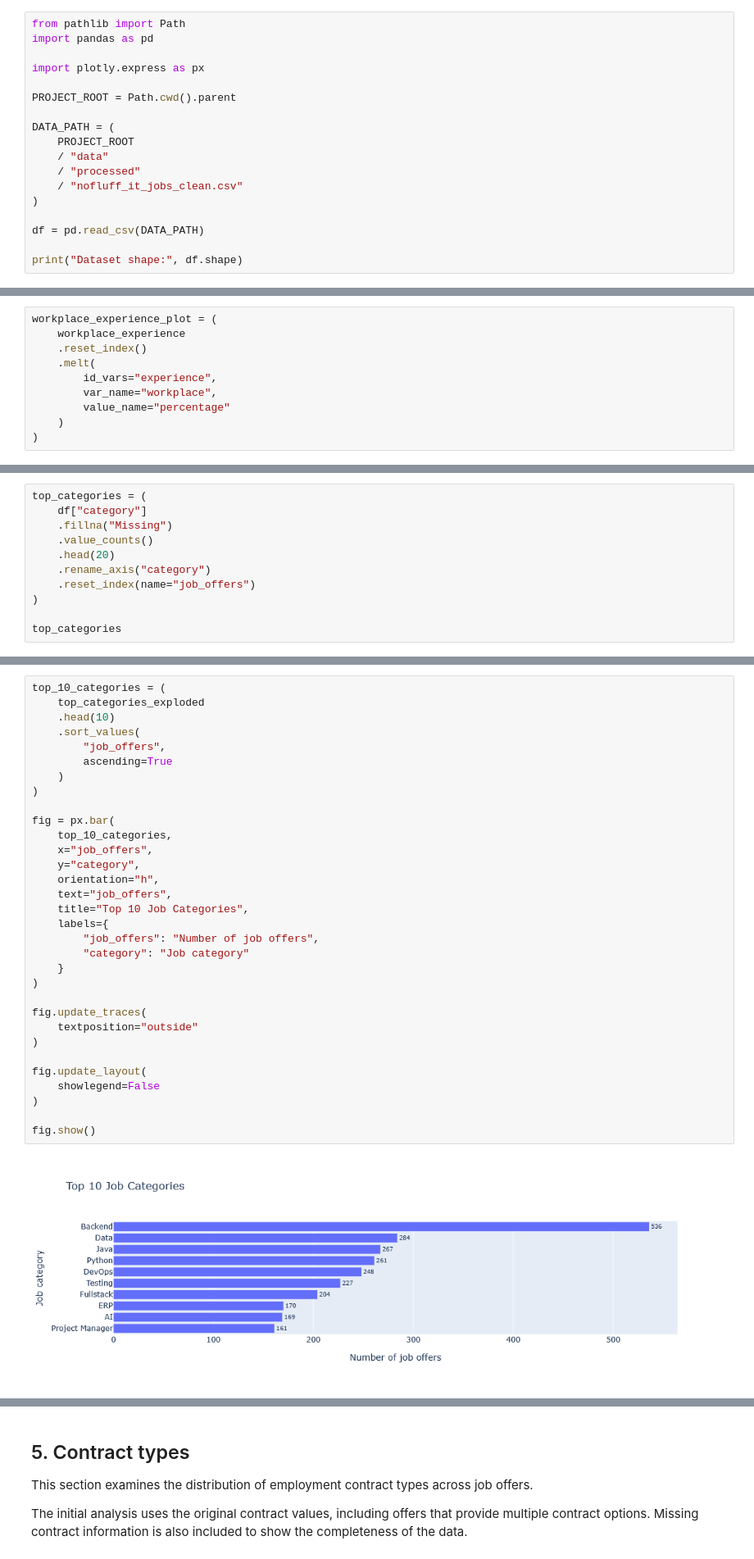
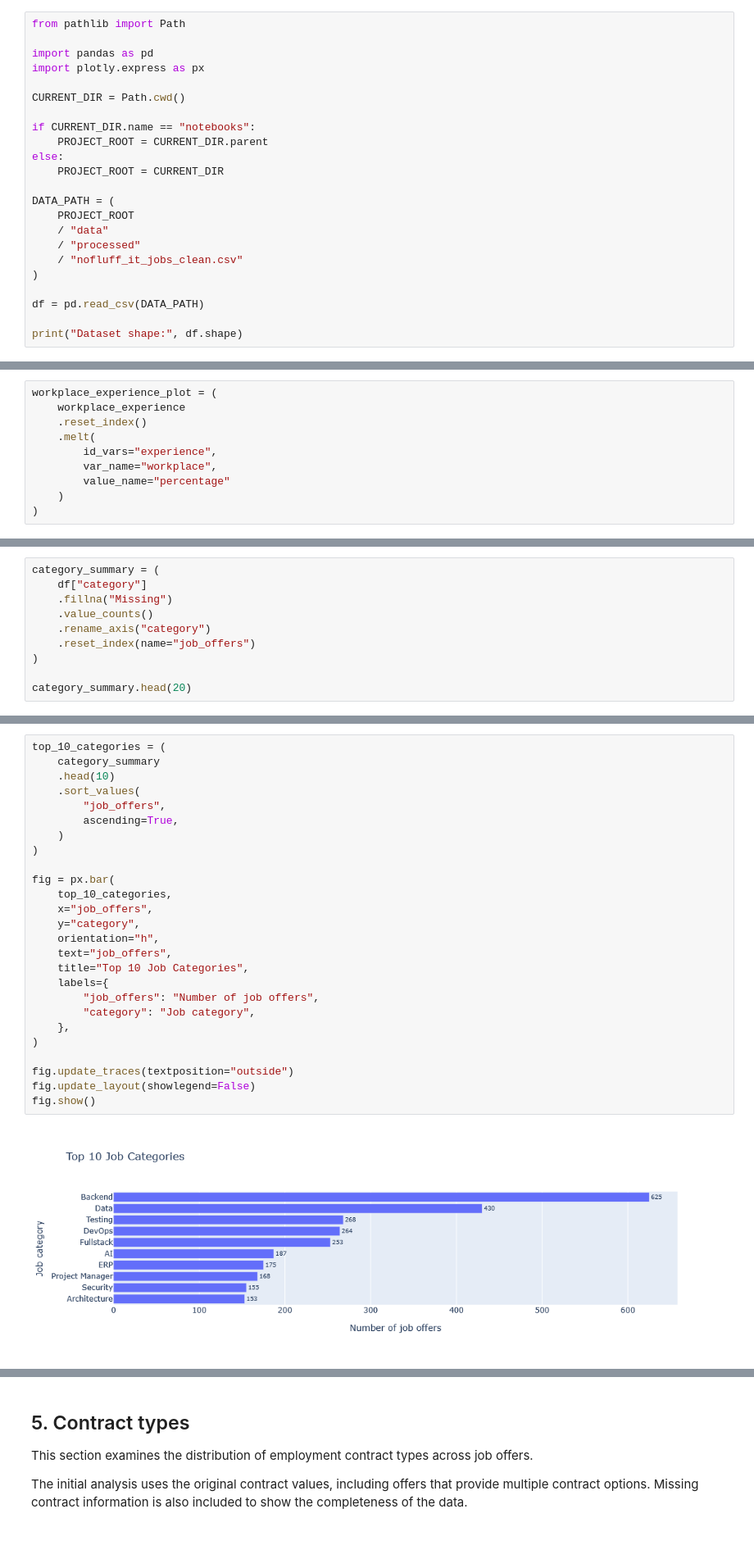
Before and after one commit to MateuszWojno/job_market_intelligence, a Jupyter notebook: notebooks/eda.ipynb, the cells around one changed output, grey strips where cells are left out. Shown at 82% size. Saved outputs shown, nothing was run; the diff lists cells and outputs as text.

```diff
--- a/notebooks/eda.ipynb
+++ b/notebooks/eda.ipynb
@@ -4,11 +4,16 @@
 This notebook explores the cleaned No Fluff Jobs dataset to identify patterns in job demand, experience levels, workplace models, contract types, salaries, and technologies.
 # %%
 from pathlib import Path
+
 import pandas as pd
-
 import plotly.express as px
 
-PROJECT_ROOT = Path.cwd().parent
+CURRENT_DIR = Path.cwd()
+
+if CURRENT_DIR.name == "notebooks":
+    PROJECT_ROOT = CURRENT_DIR.parent
+else:
+    PROJECT_ROOT = CURRENT_DIR
 
 DATA_PATH = (
     PROJECT_ROOT
@@ -481,13 +483,12 @@ Some offers contain multiple categories, so the initial analysis focuses on the
 # %%
-top_categories = (
+category_summary = (
     df["category"]
     .fillna("Missing")
     .value_counts()
-    .head(20)
     .rename_axis("category")
     .reset_index(name="job_offers")
 )
 
-top_categories
+category_summary.head(20)
 # %% [output]
 |  | category | job_offers |
@@ -553,36 +511,30 @@ top_categories_exploded
 # %%
 top_10_categories = (
-    top_categories_exploded
+    category_summary
     .head(10)
     .sort_values(
         "job_offers",
-        ascending=True
+        ascending=True,
     )
 )
 
 fig = px.bar(
     top_10_categories,
     x="job_offers",
     y="category",
     orientation="h",
     text="job_offers",
     title="Top 10 Job Categories",
     labels={
         "job_offers": "Number of job offers",
-        "category": "Job category"
-    }
+        "category": "Job category",
+    },
 )
 
-fig.update_traces(
-    textposition="outside"
-)
-
-fig.update_layout(
-    showlegend=False
-)
-
+fig.update_traces(textposition="outside")
+fig.update_layout(showlegend=False)
 fig.show()
 # %% [output]
-[figure, old version]
+[figure, new version]
 # %%
 top_10_category_names = (
```
Also changed, not shown: parts of 95 cells of this notebook.
